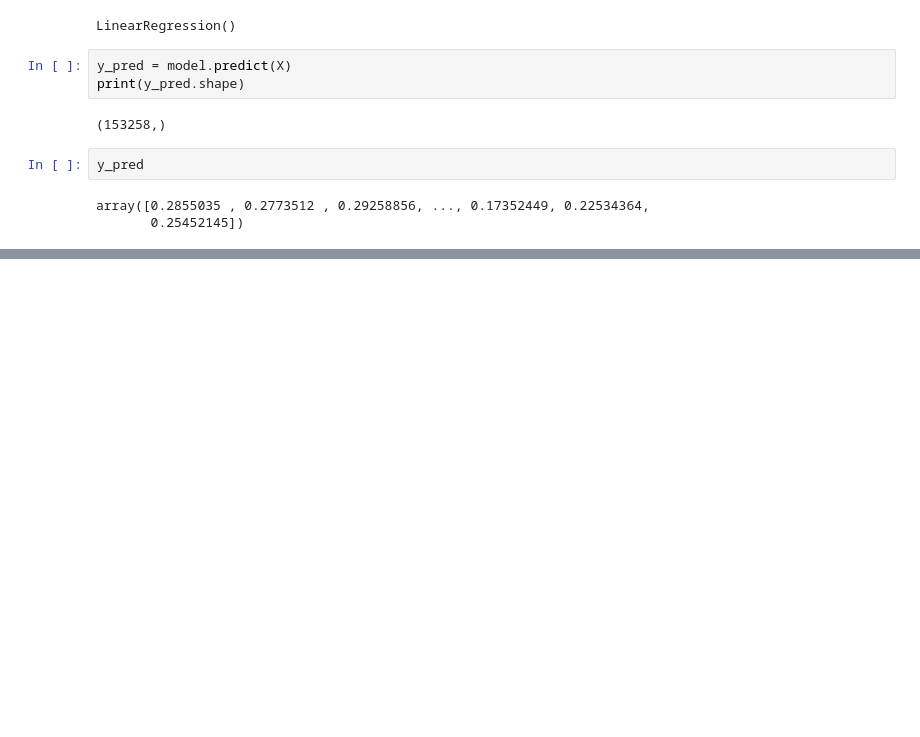
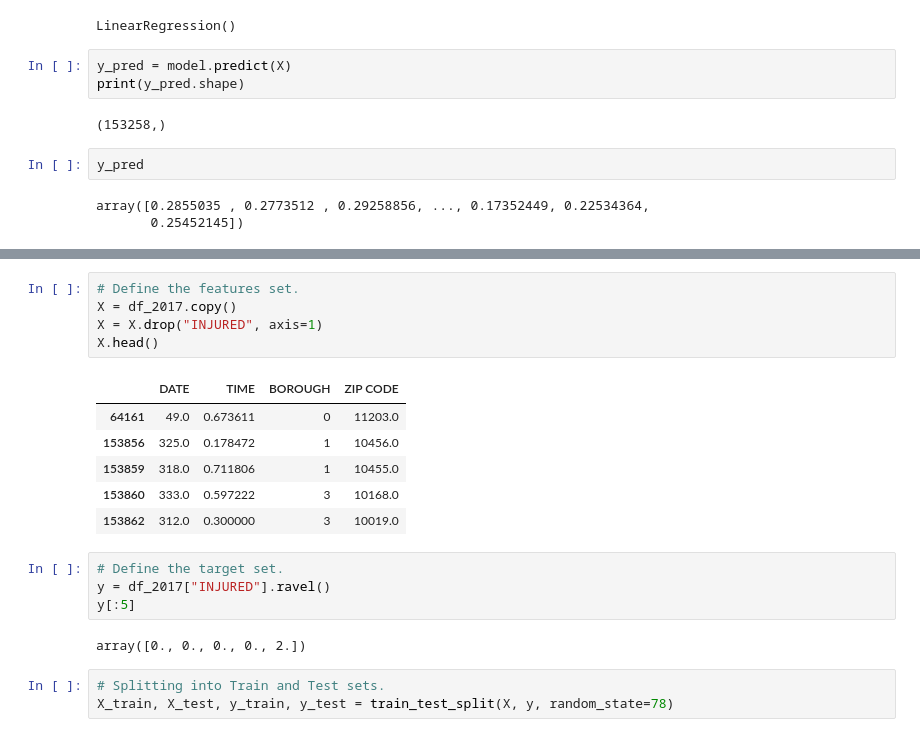
Before and after one commit to danioc94/NYC_Vehicle_Collision_Prediction, a Jupyter notebook: NYC MLM-Injured.ipynb, the cells around one changed output, grey strips where cells are left out. Drawn from its saved outputs; the diff is of its cells as text; blank space fills up the shorter version.

```diff
--- a/NYC MLM.ipynb
+++ b/NYC MLM-Injured.ipynb
@@ -386,0 +461,21 @@ X.head()
+# %%
+# Define the features set.
+X = df_2017.copy()
+X = X.drop("INJURED", axis=1)
+X.head()
+# %% [output]
+|  | DATE | TIME | BOROUGH | ZIP CODE |
+| 64161 | 49.0 | 0.673611 | 0 | 11203.0 |
+| 153856 | 325.0 | 0.178472 | 1 | 10456.0 |
+| 153859 | 318.0 | 0.711806 | 1 | 10455.0 |
+| 153860 | 333.0 | 0.597222 | 3 | 10168.0 |
+| 153862 | 312.0 | 0.300000 | 3 | 10019.0 |
+# %%
+# Define the target set.
+y = df_2017["INJURED"].ravel()
+y[:5]
+# %% [output]
+array([0., 0., 0., 0., 2.])
+# %%
+# Splitting into Train and Test sets.
+X_train, X_test, y_train, y_test = train_test_split(X, y, random_state=78)
```
Also changed, not shown: parts of 17 cells of this notebook, 2 other files.
